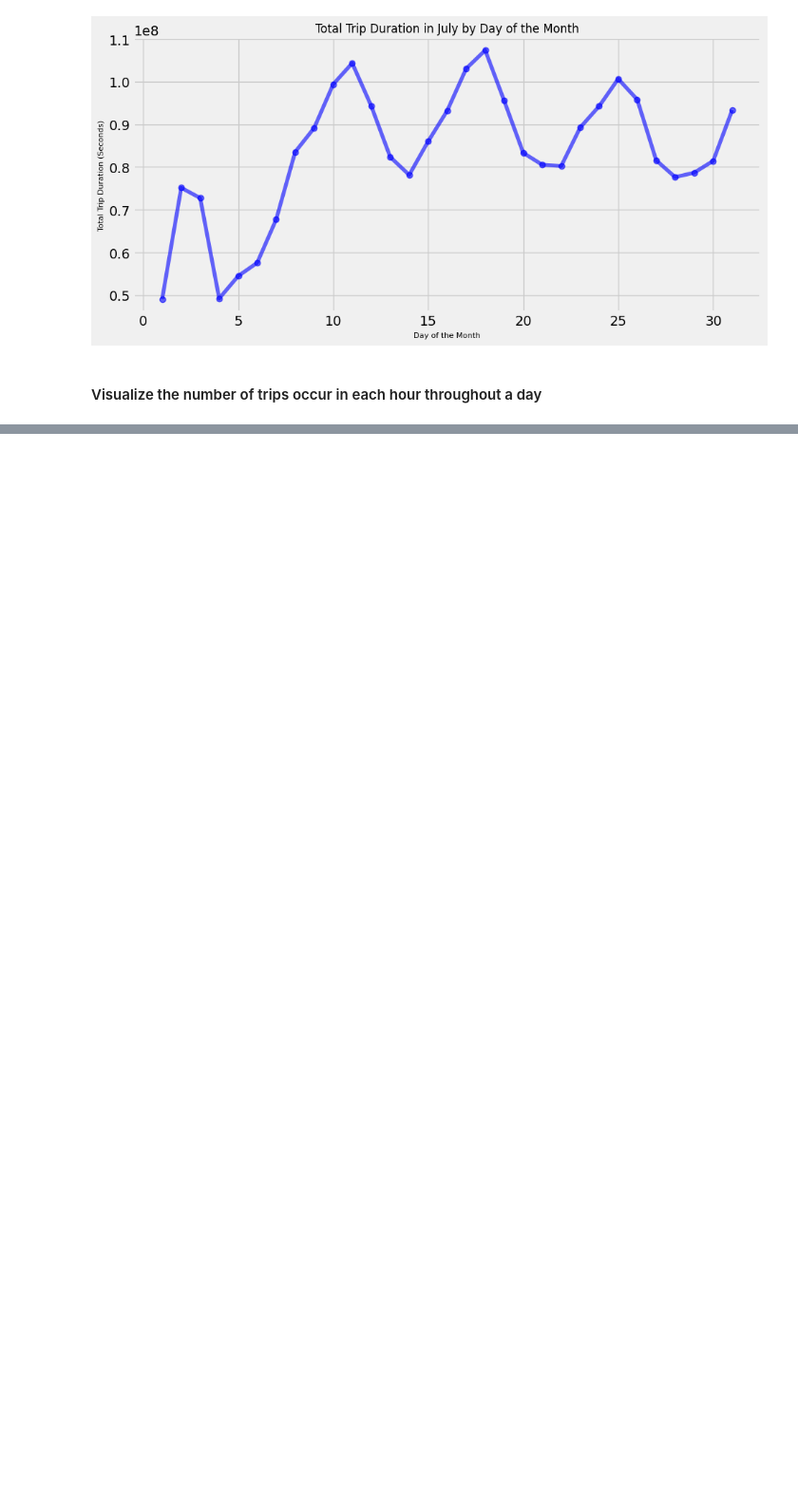
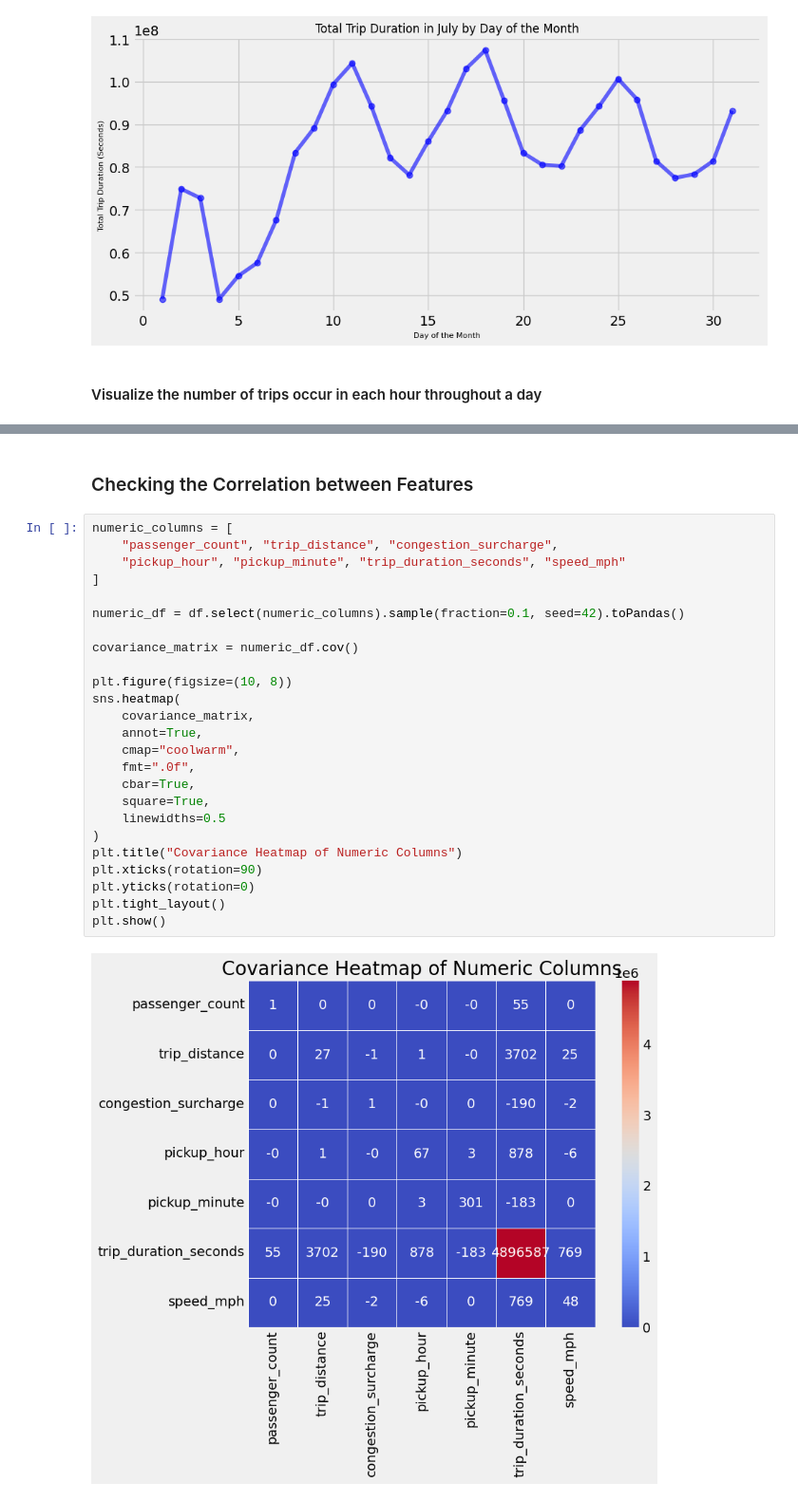
Before and after one commit to nhhongan/nyc_yellow_taxi_eta, a Jupyter notebook: notebook/eda_modelling_eta.ipynb, the cells around one changed output, grey strips where cells are left out. Shown: that part at 95% size. Drawn from its saved outputs; the diff is of its cells as text; blank space fills up the shorter version.

```diff
--- a/notebook/eda_modelling_eta.ipynb
+++ b/notebook/eda_modelling_eta.ipynb
@@ -422,0 +477,29 @@ plt.show()
+# %% [markdown]
+### Checking the Correlation between Features
+# %%
+numeric_columns = [
+    "passenger_count", "trip_distance", "congestion_surcharge",
+    "pickup_hour", "pickup_minute", "trip_duration_seconds", "speed_mph"
+]
+
+numeric_df = df.select(numeric_columns).sample(fraction=0.1, seed=42).toPandas()
+
+covariance_matrix = numeric_df.cov()
+
+plt.figure(figsize=(10, 8))
+sns.heatmap(
+    covariance_matrix,
+    annot=True,
+    cmap="coolwarm",
+    fmt=".0f",
+    cbar=True,
+    square=True,
+    linewidths=0.5
+)
+plt.title("Covariance Heatmap of Numeric Columns")
+plt.xticks(rotation=90)
+plt.yticks(rotation=0)
+plt.tight_layout()
+plt.show()
+# %% [output]
+[figure, added]
```
Also changed, not shown: parts of 18 cells of this notebook, 1 other file.
